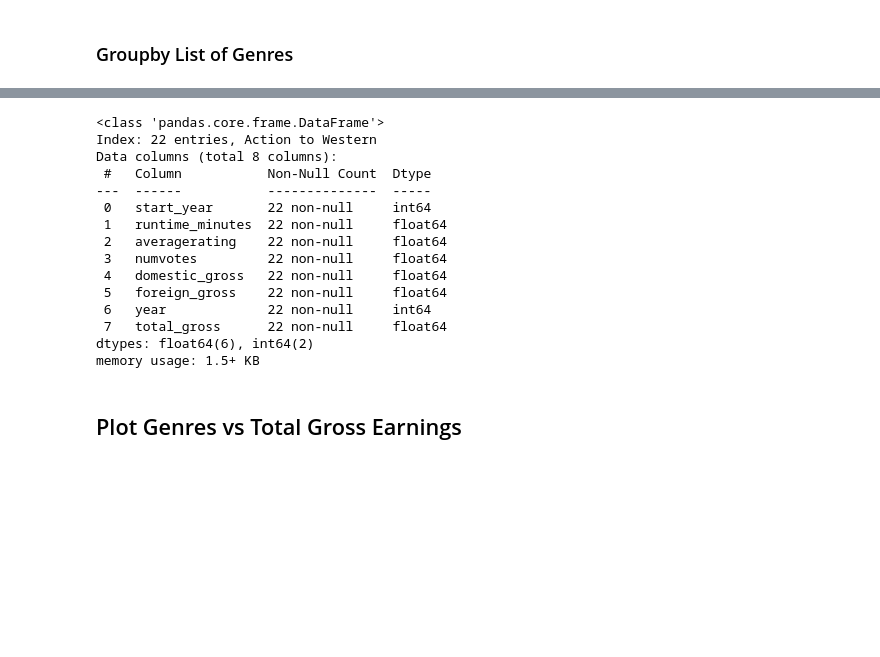
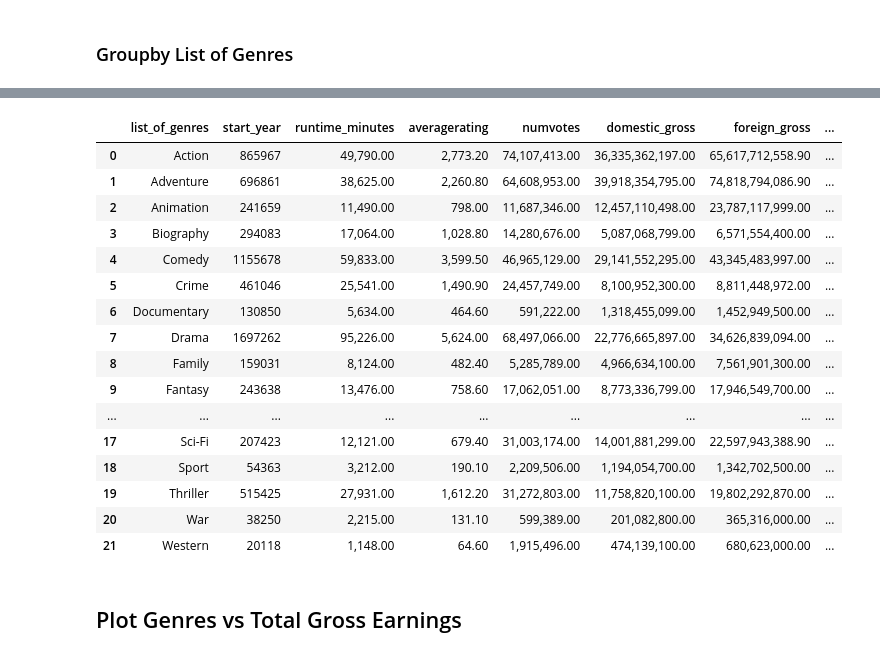
Before and after one commit to GusVilla303/dsc-phase-1-project, a Jupyter notebook: microsoft-movie-analysis.ipynb, the cells around one changed output, grey strips where cells are left out. Saved outputs shown, nothing was run; the diff lists cells and outputs as text; code cells hidden in the pictures; blank space fills up the shorter version.

```diff
--- a/microsoft-movie-analysis.ipynb
+++ b/microsoft-movie-analysis.ipynb
@@ -579,23 +560,28 @@ genres_grouped
 | Thriller | 515425 | 27,931.00 | 1,612.20 | 31,272,803.00 | 11,758,820,100.00 | 19,802,292,870.00 | 515483 | ... |
 | War | 38250 | 2,215.00 | 131.10 | 599,389.00 | 201,082,800.00 | 365,316,000.00 | 38256 | ... |
 | Western | 20118 | 1,148.00 | 64.60 | 1,915,496.00 | 474,139,100.00 | 680,623,000.00 | 20115 | ... |
-# %%
-genres_grouped.info()
-# %% [output]
-<class 'pandas.core.frame.DataFrame'>
-Index: 22 entries, Action to Western
-Data columns (total 8 columns):
- #   Column           Non-Null Count  Dtype
----  ------           --------------  -----
- 0   start_year       22 non-null     int64
- 1   runtime_minutes  22 non-null     float64
- 2   averagerating    22 non-null     float64
- 3   numvotes         22 non-null     float64
- 4   domestic_gross   22 non-null     float64
- 5   foreign_gross    22 non-null     float64
- 6   year             22 non-null     int64
- 7   total_gross      22 non-null     float64
-dtypes: float64(6), int64(2)
-memory usage: 1.5+ KB
+# %%
+# Need to reset index
+
+genres_grouped.reset_index(inplace=True)
+genres_grouped
+# %% [output]
+|  | list_of_genres | start_year | runtime_minutes | averagerating | numvotes | domestic_gross | foreign_gross | ... |
+| 0 | Action | 865967 | 49,790.00 | 2,773.20 | 74,107,413.00 | 36,335,362,197.00 | 65,617,712,558.90 | ... |
+| 1 | Adventure | 696861 | 38,625.00 | 2,260.80 | 64,608,953.00 | 39,918,354,795.00 | 74,818,794,086.90 | ... |
+| 2 | Animation | 241659 | 11,490.00 | 798.00 | 11,687,346.00 | 12,457,110,498.00 | 23,787,117,999.00 | ... |
+| 3 | Biography | 294083 | 17,064.00 | 1,028.80 | 14,280,676.00 | 5,087,068,799.00 | 6,571,554,400.00 | ... |
+| 4 | Comedy | 1155678 | 59,833.00 | 3,599.50 | 46,965,129.00 | 29,141,552,295.00 | 43,345,483,997.00 | ... |
+| 5 | Crime | 461046 | 25,541.00 | 1,490.90 | 24,457,749.00 | 8,100,952,300.00 | 8,811,448,972.00 | ... |
+| 6 | Documentary | 130850 | 5,634.00 | 464.60 | 591,222.00 | 1,318,455,099.00 | 1,452,949,500.00 | ... |
+| 7 | Drama | 1697262 | 95,226.00 | 5,624.00 | 68,497,066.00 | 22,776,665,897.00 | 34,626,839,094.00 | ... |
+| 8 | Family | 159031 | 8,124.00 | 482.40 | 5,285,789.00 | 4,966,634,100.00 | 7,561,901,300.00 | ... |
+| 9 | Fantasy | 243638 | 13,476.00 | 758.60 | 17,062,051.00 | 8,773,336,799.00 | 17,946,549,700.00 | ... |
+| ... | ... | ... | ... | ... | ... | ... | ... | ... |
+| 17 | Sci-Fi | 207423 | 12,121.00 | 679.40 | 31,003,174.00 | 14,001,881,299.00 | 22,597,943,388.90 | ... |
+| 18 | Sport | 54363 | 3,212.00 | 190.10 | 2,209,506.00 | 1,194,054,700.00 | 1,342,702,500.00 | ... |
+| 19 | Thriller | 515425 | 27,931.00 | 1,612.20 | 31,272,803.00 | 11,758,820,100.00 | 19,802,292,870.00 | ... |
+| 20 | War | 38250 | 2,215.00 | 131.10 | 599,389.00 | 201,082,800.00 | 365,316,000.00 | ... |
+| 21 | Western | 20118 | 1,148.00 | 64.60 | 1,915,496.00 | 474,139,100.00 | 680,623,000.00 | ... |
 # %% [markdown]
 ## Plot Genres vs Total Gross Earnings
```
Also changed, not shown: parts of 11 cells of this notebook.
